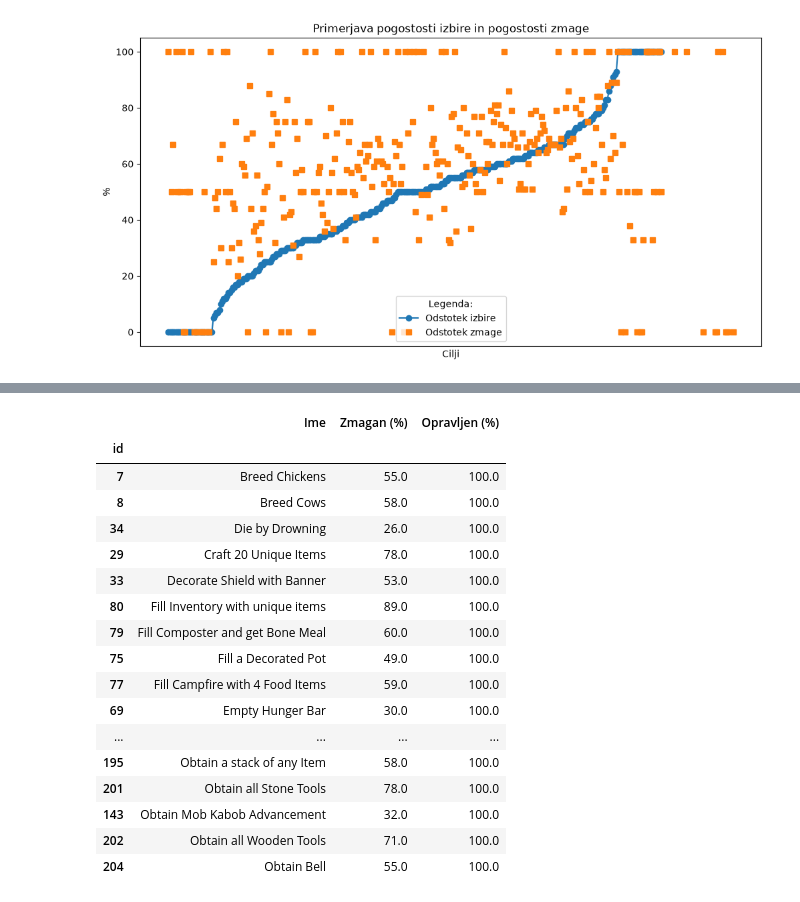
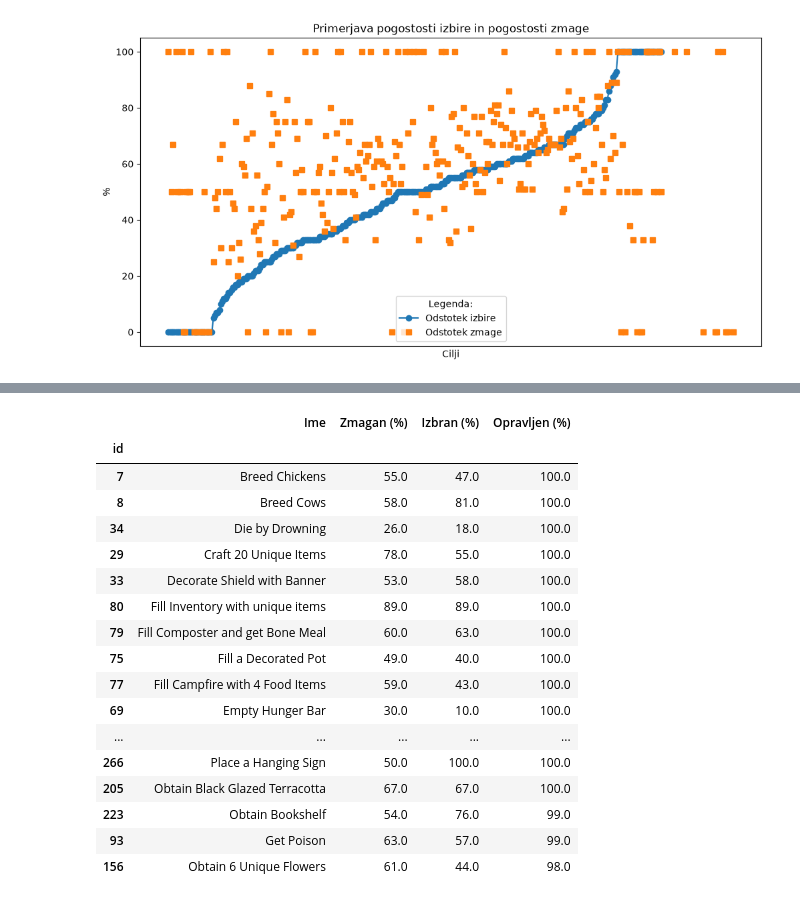
Before and after one commit to ZigaO4/UVP-seminarska, a Jupyter notebook: analiza_podatkov.ipynb, the cells around one changed output, grey strips where cells are left out. Cells and saved outputs as stored; diff of their text form; code cells hidden in the pictures.

```diff
--- a/analiza podatkov.ipynb
+++ b/analiza_podatkov.ipynb
@@ -4,7 +14,7 @@
 
 import pandas as pd
 import matplotlib.pyplot as plt
-pd.options.display.max_rows = 20
+pd.options.display.max_rows = 35
 name = "Feinberg"
 goals = pd.read_csv(f'{name}.csv', index_col='id')
 goals['draft_ratio'] = round(100*goals['drafted'] / goals['choice'])
@@ -167,5 +195,5 @@ plt.show()
 # %%
-goals['draft_efficiency'] = (goals['draft_ratio'] + goals['win_ratio'])/2
+goals['draft_efficiency'] = (goals['draft_ratio'] + goals['win_ratio'])
 goals[goals['draft_efficiency'].notnull() & (goals['appeared']>= 3)].sort_values(by=['draft_efficiency'], ascending=[False])
 goals[goals['appeared']>= 5].sort_values(by='draft_efficiency', ascending=False)[['name','draft_ratio','win_ratio', 'draft_efficiency']].head(20).rename(columns={'name': 'Ime', 'draft_ratio': 'Izbran (%)', 'win_ratio': 'Zmagan (%)', 'draft_efficiency': 'Učinkovitost izbire (%)'})
 # %% [output]
@@ -223,23 +259,23 @@ plt.show()
 # %%
 goals['completion_ratio'] = round(100*(goals['completed'] + goals['lost']) / goals['appeared'])
-goals[goals['appeared']>= 5].sort_values(by='completion_ratio', ascending=False)[['name','win_ratio','completion_ratio']].head(20).rename(columns={'name': 'Ime', 'win_ratio': 'Zmagan (%)', 'completion_ratio': 'Opravljen (%)'})
+goals[goals['appeared']>= 5].sort_values(by='completion_ratio', ascending=False)[['name','win_ratio','draft_ratio','completion_ratio']].head(30).rename(columns={'name': 'Ime', 'win_ratio': 'Zmagan (%)', 'draft_ratio': 'Izbran (%)', 'completion_ratio': 'Opravljen (%)'})
 # %% [output]
-|  | Ime | Zmagan (%) | Opravljen (%) |
-| id |  |  |  |
-| 7 | Breed Chickens | 55.0 | 100.0 |
-| 8 | Breed Cows | 58.0 | 100.0 |
-| 34 | Die by Drowning | 26.0 | 100.0 |
-| 29 | Craft 20 Unique Items | 78.0 | 100.0 |
-| 33 | Decorate Shield with Banner | 53.0 | 100.0 |
-| 80 | Fill Inventory with unique items | 89.0 | 100.0 |
-| 79 | Fill Composter and get Bone Meal | 60.0 | 100.0 |
-| 75 | Fill a Decorated Pot | 49.0 | 100.0 |
-| 77 | Fill Campfire with 4 Food Items | 59.0 | 100.0 |
-| 69 | Empty Hunger Bar | 30.0 | 100.0 |
-| ... | ... | ... | ... |
-| 195 | Obtain a stack of any Item | 58.0 | 100.0 |
-| 201 | Obtain all Stone Tools | 78.0 | 100.0 |
-| 143 | Obtain Mob Kabob Advancement | 32.0 | 100.0 |
-| 202 | Obtain all Wooden Tools | 71.0 | 100.0 |
-| 204 | Obtain Bell | 55.0 | 100.0 |
+|  | Ime | Zmagan (%) | Izbran (%) | Opravljen (%) |
+| id |  |  |  |  |
+| 7 | Breed Chickens | 55.0 | 47.0 | 100.0 |
+| 8 | Breed Cows | 58.0 | 81.0 | 100.0 |
+| 34 | Die by Drowning | 26.0 | 18.0 | 100.0 |
+| 29 | Craft 20 Unique Items | 78.0 | 55.0 | 100.0 |
+| 33 | Decorate Shield with Banner | 53.0 | 58.0 | 100.0 |
+| 80 | Fill Inventory with unique items | 89.0 | 89.0 | 100.0 |
+| 79 | Fill Composter and get Bone Meal | 60.0 | 63.0 | 100.0 |
+| 75 | Fill a Decorated Pot | 49.0 | 40.0 | 100.0 |
+| 77 | Fill Campfire with 4 Food Items | 59.0 | 43.0 | 100.0 |
+| 69 | Empty Hunger Bar | 30.0 | 10.0 | 100.0 |
+| ... | ... | ... | ... | ... |
+| 266 | Place a Hanging Sign | 50.0 | 100.0 | 100.0 |
+| 205 | Obtain Black Glazed Terracotta | 67.0 | 67.0 | 100.0 |
+| 223 | Obtain Bookshelf | 54.0 | 76.0 | 99.0 |
+| 93 | Get Poison | 63.0 | 57.0 | 99.0 |
+| 156 | Obtain 6 Unique Flowers | 61.0 | 44.0 | 98.0 |
 # %%
```
Also changed, not shown: parts of 17 cells of this notebook.
